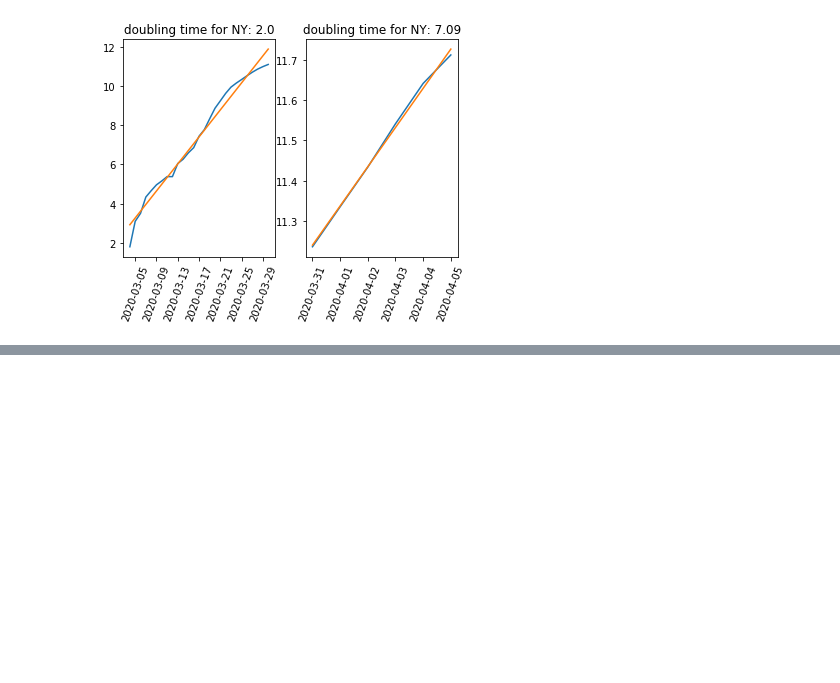
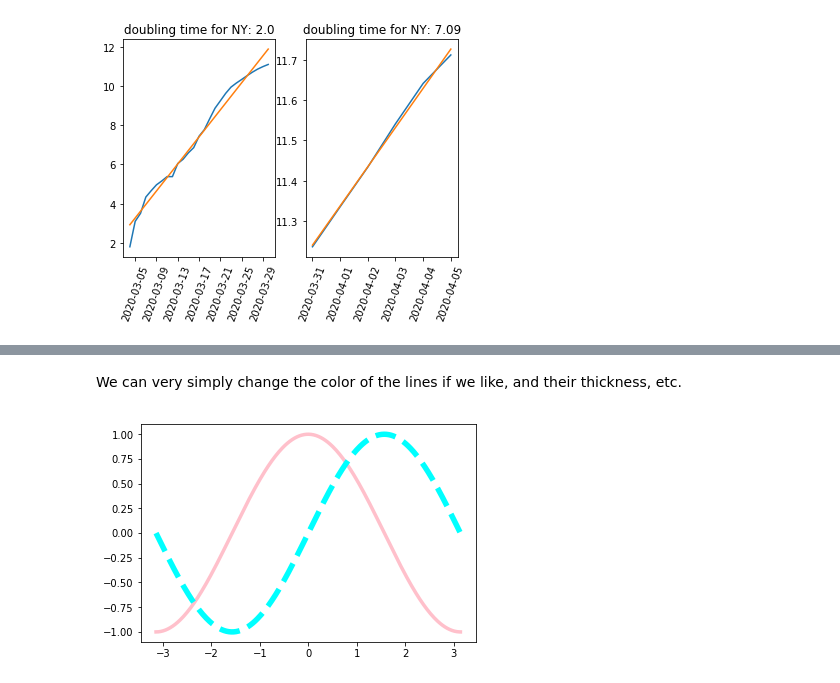
Before and after one commit to andrewkern/bio399, a Jupyter notebook: week2.ipynb, the cells around one changed output, grey strips where cells are left out. Saved outputs shown, nothing was run; the diff lists cells and outputs as text; code cells hidden in the pictures; blank space fills up the shorter version.

```diff
--- a/week2.ipynb
+++ b/week2.ipynb
@@ -252,0 +396,8 @@ for z in data:
+# %% [markdown]
+We can very simply change the color of the lines if we like, and their thickness, etc.
+# %%
+plt.plot(x, c, color="pink", linewidth=3.5, linestyle="-")
+plt.plot(x, s, color="cyan",  linewidth=5.5, linestyle="--")
+plt.show()
+# %% [output]
+[figure, added]
```
Also changed, not shown: parts of 41 cells of this notebook.
